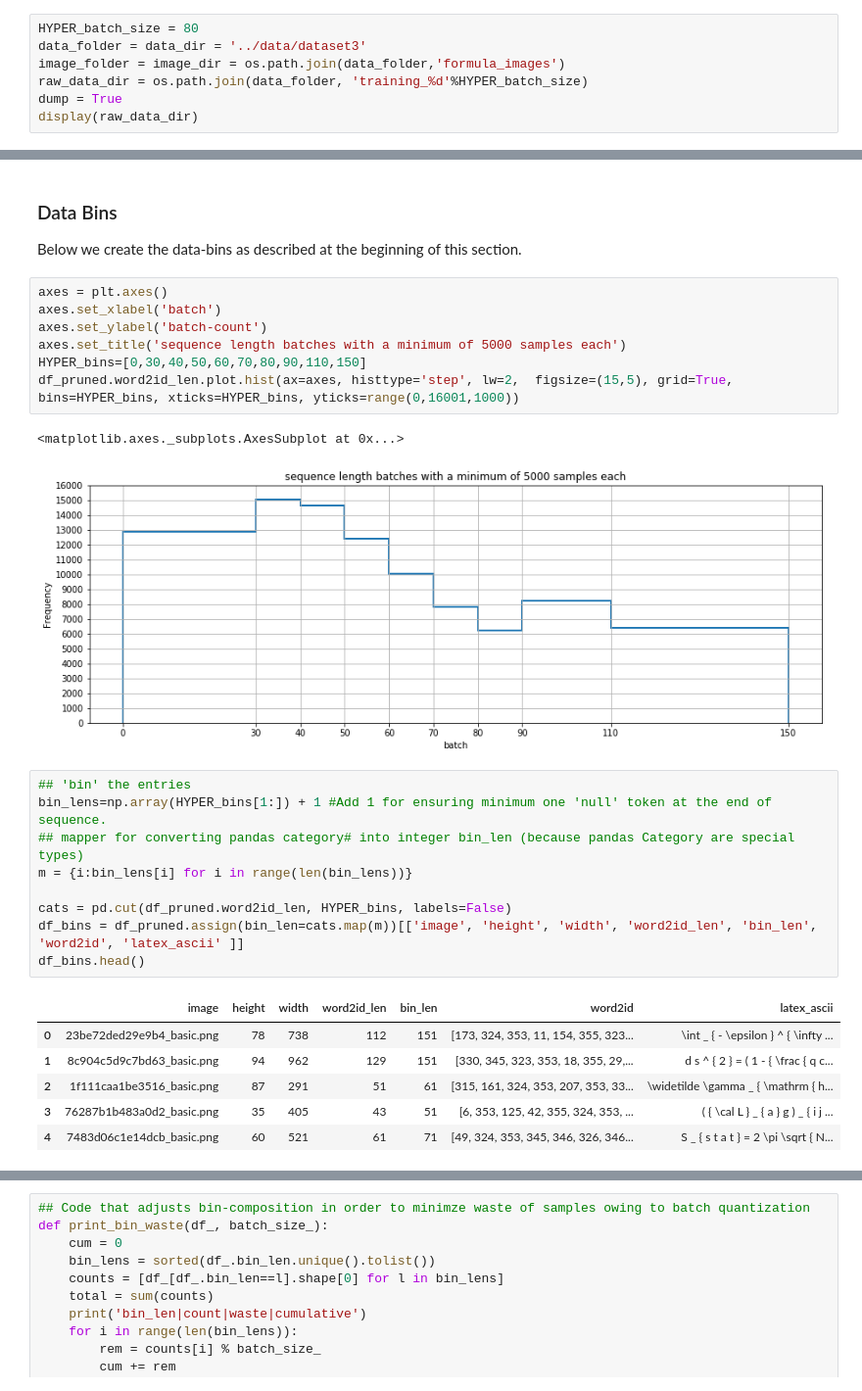
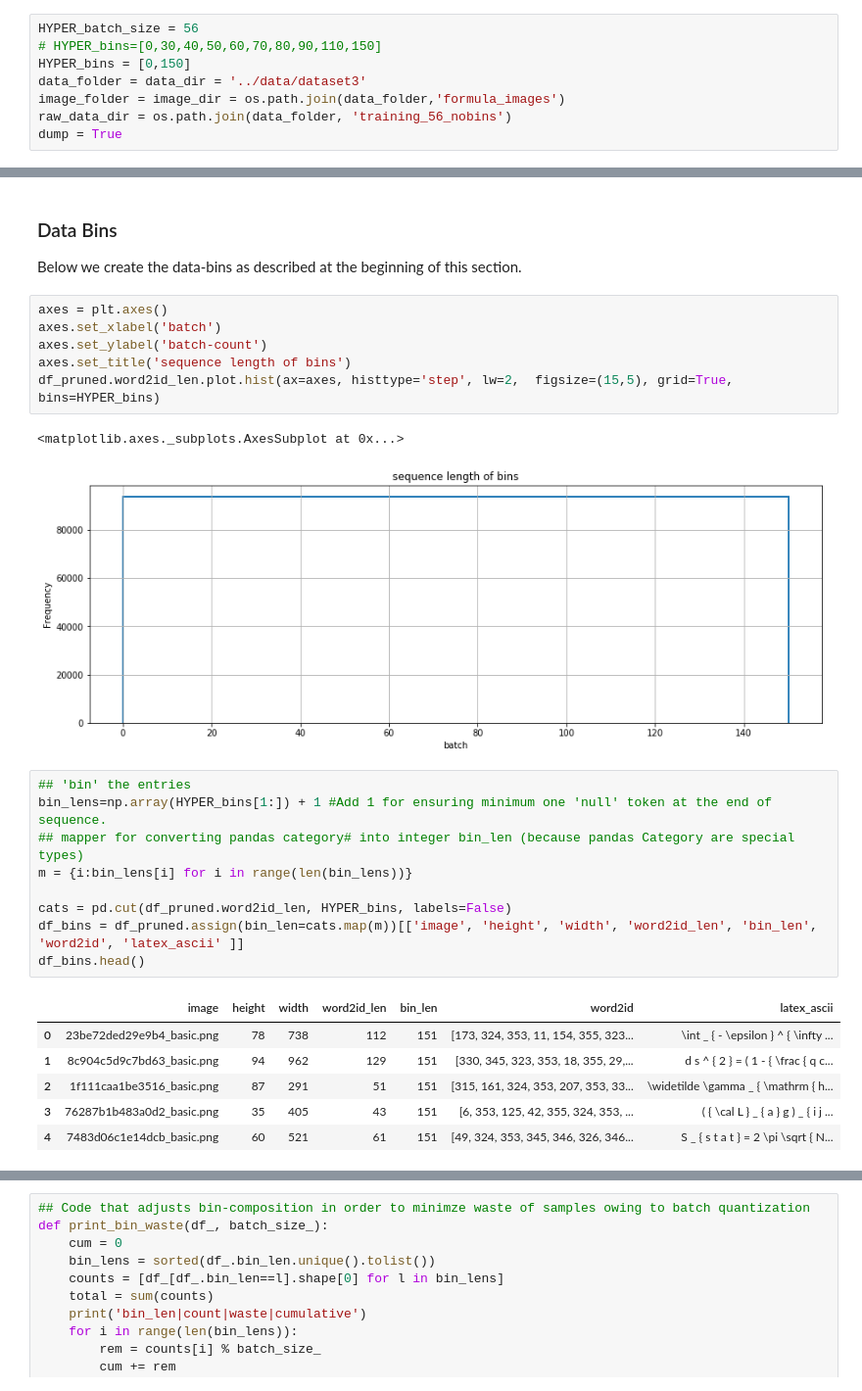
Before and after one commit to untrix/im2latex, a Jupyter notebook: src/preprocessing_step_4_padding.ipynb, the cells around one changed output, grey strips where cells are left out. Shown at 98% size. Drawn from its saved outputs; the diff is of its cells as text.

```diff
--- a/src/preprocessing_step_4_padding.ipynb
+++ b/src/preprocessing_step_4_padding.ipynb
@@ -55,7 +58,8 @@ pd.options.display.width = 160
 # %%
-HYPER_batch_size = 80
+HYPER_batch_size = 56
+# HYPER_bins=[0,30,40,50,60,70,80,90,110,150]
+HYPER_bins = [0,150]
 data_folder = data_dir = '../data/dataset3'
 image_folder = image_dir = os.path.join(data_folder,'formula_images')
-raw_data_dir = os.path.join(data_folder, 'training_%d'%HYPER_batch_size)
+raw_data_dir = os.path.join(data_folder, 'training_56_nobins')
 dump = True
-display(raw_data_dir)
@@ -126,13 +133,12 @@ Below we create the data-bins as described at the beginning of this section.
 # %%
 axes = plt.axes()
 axes.set_xlabel('batch')
 axes.set_ylabel('batch-count')
-axes.set_title('sequence length batches with a minimum of 5000 samples each')
-HYPER_bins=[0,30,40,50,60,70,80,90,110,150]
-df_pruned.word2id_len.plot.hist(ax=axes, histtype='step', lw=2,  figsize=(15,5), grid=True, bins=HYPER_bins, xticks=HYPER_bins, yticks=range(0,16001,1000))
+axes.set_title('sequence length of bins')
+df_pruned.word2id_len.plot.hist(ax=axes, histtype='step', lw=2,  figsize=(15,5), grid=True, bins=HYPER_bins)
 # %% [output]
 <matplotlib.axes._subplots.AxesSubplot at 0x...>
-[figure, old version]
+[figure, new version]
 # %%
 ## 'bin' the entries
 bin_lens=np.array(HYPER_bins[1:]) + 1 #Add 1 for ensuring minimum one 'null' token at the end of sequence.
@@ -146,6 +152,6 @@ df_bins.head()
 |  | image | height | width | word2id_len | bin_len | word2id | latex_ascii |
 | 0 | 23be72ded29e9b4_basic.png | 78 | 738 | 112 | 151 | [173, 324, 353, 11, 154, 355, 323... | \int _ { - \epsilon } ^ { \infty ... |
 | 1 | 8c904c5d9c7bd63_basic.png | 94 | 962 | 129 | 151 | [330, 345, 323, 353, 18, 355, 29,... | d s ^ { 2 } = ( 1 - { \frac { q c... |
-| 2 | 1f111caa1be3516_basic.png | 87 | 291 | 51 | 61 | [315, 161, 324, 353, 207, 353, 33... | \widetilde \gamma _ { \mathrm { h... |
-| 3 | 76287b1b483a0d2_basic.png | 35 | 405 | 43 | 51 | [6, 353, 125, 42, 355, 324, 353, ... | ( { \cal L } _ { a } g ) _ { i j ... |
-| 4 | 7483d06c1e14dcb_basic.png | 60 | 521 | 61 | 71 | [49, 324, 353, 345, 346, 326, 346... | S _ { s t a t } = 2 \pi \sqrt { N... |
+| 2 | 1f111caa1be3516_basic.png | 87 | 291 | 51 | 151 | [315, 161, 324, 353, 207, 353, 33... | \widetilde \gamma _ { \mathrm { h... |
+| 3 | 76287b1b483a0d2_basic.png | 35 | 405 | 43 | 151 | [6, 353, 125, 42, 355, 324, 353, ... | ( { \cal L } _ { a } g ) _ { i j ... |
+| 4 | 7483d06c1e14dcb_basic.png | 60 | 521 | 61 | 151 | [49, 324, 353, 345, 346, 326, 346... | S _ { s t a t } = 2 \pi \sqrt { N... |
```
Also changed, not shown: parts of 17 cells of this notebook, 1 other file.
